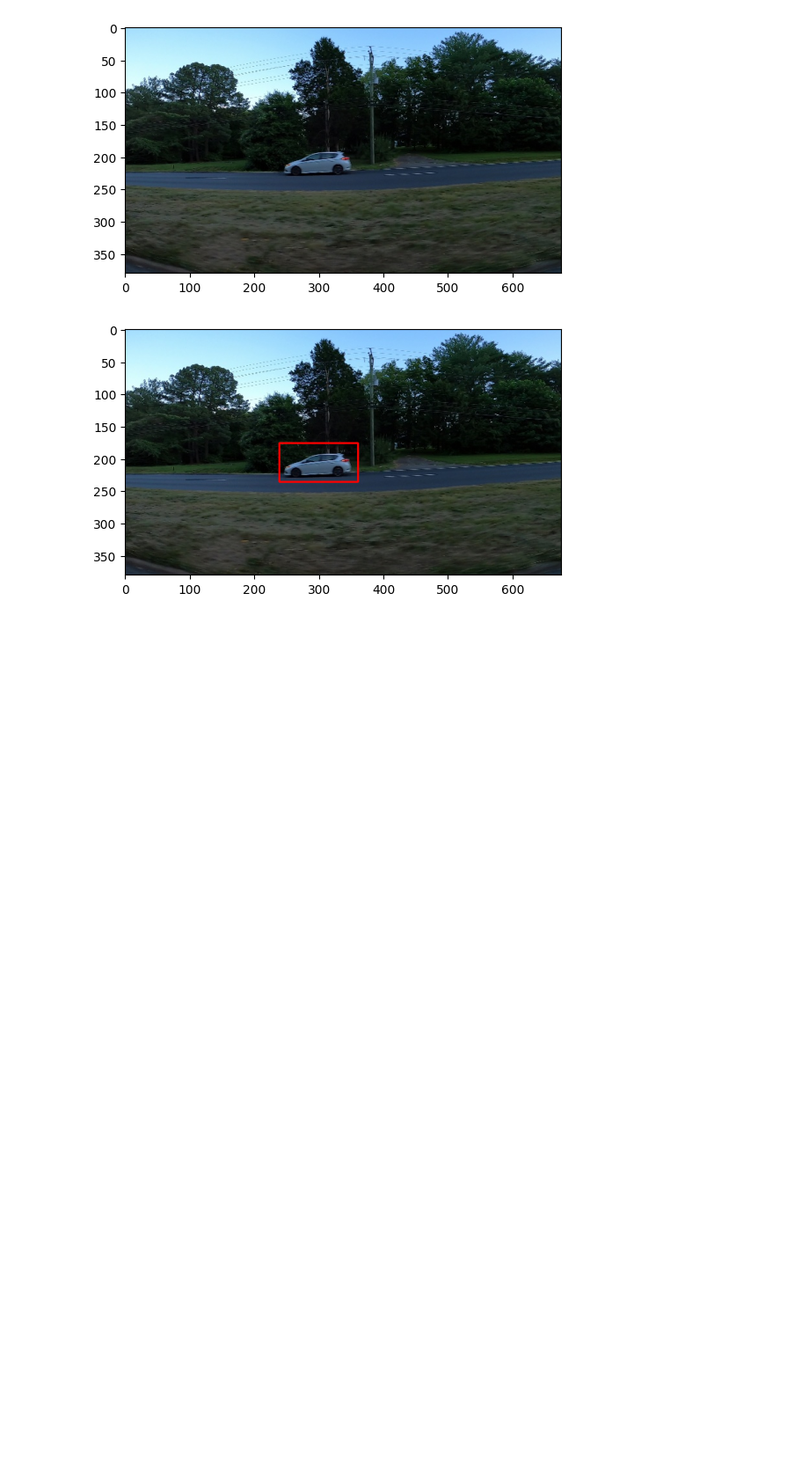
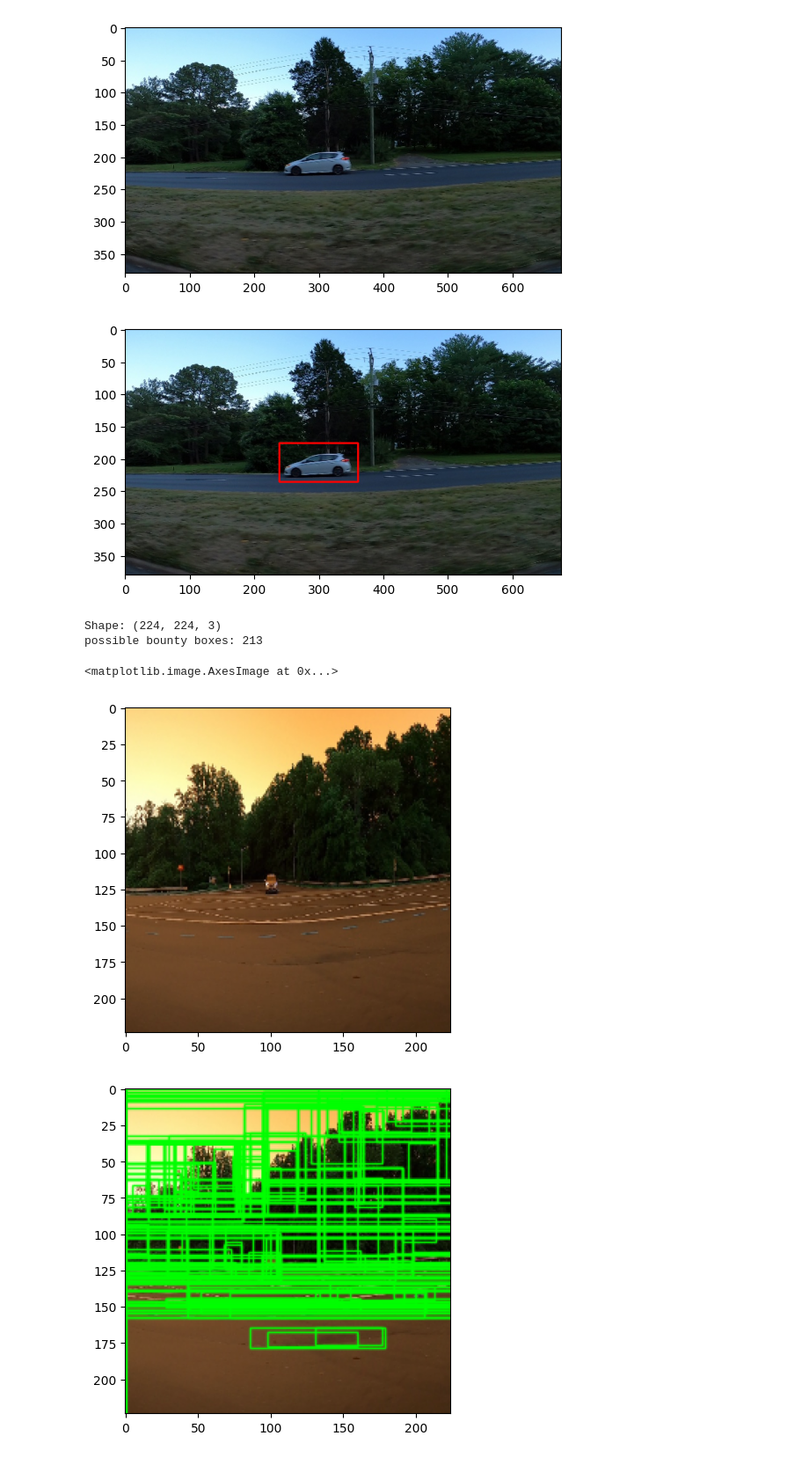
Before and after one commit to BassamSaleh99/object-detection-selective-search, a Jupyter notebook: object-detection-selective-search.ipynb, the cells around one changed output. Shown at 88% size. Cells and saved outputs as stored; diff of their text form; code cells hidden in the pictures; blank space fills up the shorter version.

Commit message:
Apply Selective Search for region proposals and visualize output

```diff
--- a/object-detection-selective-search.ipynb
+++ b/object-detection-selective-search.ipynb
@@ -51,3 +51,27 @@ for a, i in enumerate(data.values):
 [figure]
 [figure]
 [figure]
+# %%
+cv2.setUseOptimized(True)
+ss = cv2.ximgproc.segmentation.createSelectiveSearchSegmentation()
+im = cv2.imread('D:\\projects\\Computer Vision Project\\Computer Vision\\data\\training_images\\vid_4_1000.jpg')
+im=cv2.resize(im,(224,224))
+plt.figure()
+plt.imshow(im)
+ss.setBaseImage(im)
+ss.switchToSelectiveSearchFast()
+rects = ss.process()
+print('Shape:',im.shape)
+print('possible bounty boxes:',len(rects))
+
+for rect in rects:
+  x, y, w, h = rect
+  imOut=cv2.rectangle(im, (x, y), (x+w, y+h), (0, 255, 0), 1, cv2.LINE_AA)
+plt.figure()
+plt.imshow(imOut)
+# %% [output]
+Shape: (224, 224, 3)
+possible bounty boxes: 213
+<matplotlib.image.AxesImage at 0x...>
+[figure, added]
+[figure, added]
```
